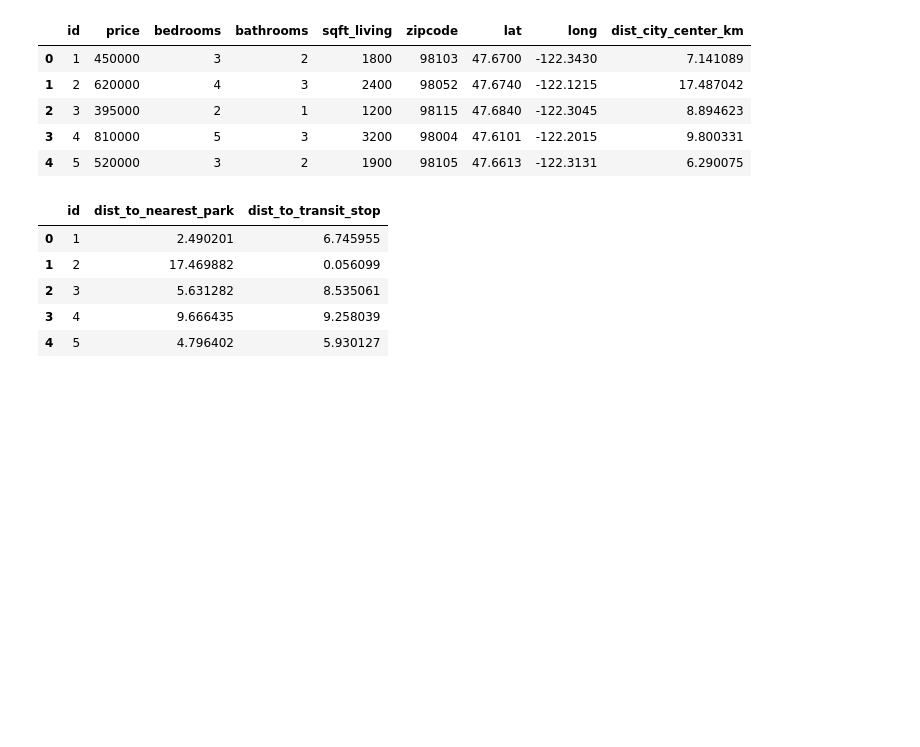
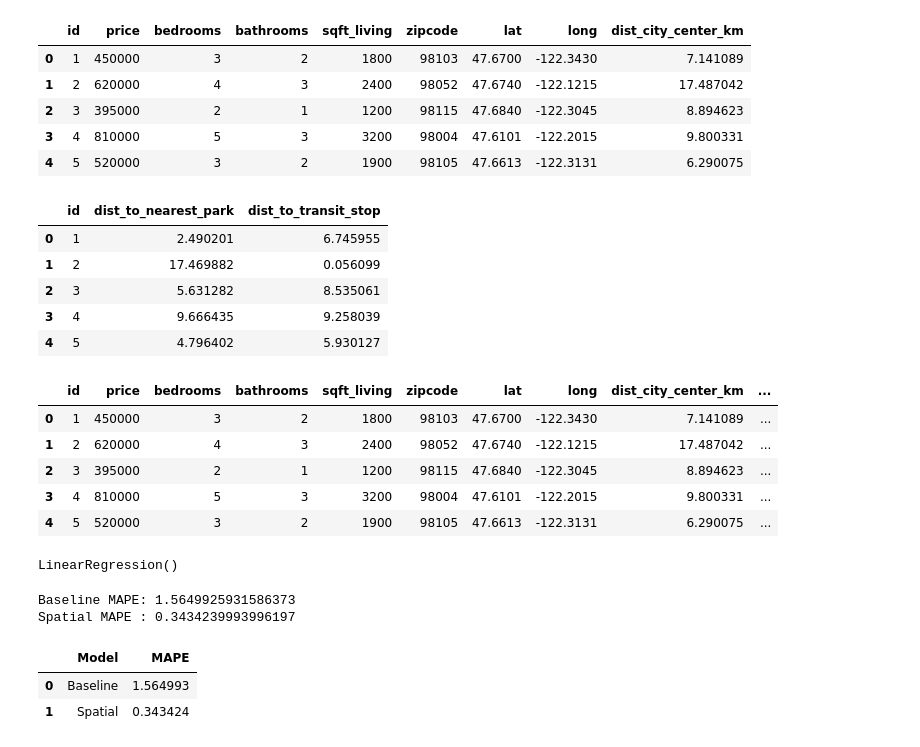
Before and after one commit to Hariharan0-h/GeoValNet, a Jupyter notebook: notebooks/06_ablation.ipynb, the cells around one changed output. Saved outputs shown, nothing was run; the diff lists cells and outputs as text; code cells hidden in the pictures; blank space fills up the shorter version.

Commit message:
analysis: ablation run 1 — compare baseline model with spatial POI features

```diff
--- a/notebooks/06_ablation.ipynb
+++ b/notebooks/06_ablation.ipynb
@@ -92,3 +92,16 @@ df.to_csv(
     "../data/king_county_with_poi_features.csv",
     index=False
 )
+# %%
+import pandas as pd
+
+df = pd.read_csv("../data/king_county_with_poi_features.csv")
+
+df.head()
+# %% [output]
+|  | id | price | bedrooms | bathrooms | sqft_living | zipcode | lat | long | dist_city_center_km | ... |
+| 0 | 1 | 450000 | 3 | 2 | 1800 | 98103 | 47.6700 | -122.3430 | 7.141089 | ... |
+| 1 | 2 | 620000 | 4 | 3 | 2400 | 98052 | 47.6740 | -122.1215 | 17.487042 | ... |
+| 2 | 3 | 395000 | 2 | 1 | 1200 | 98115 | 47.6840 | -122.3045 | 8.894623 | ... |
+| 3 | 4 | 810000 | 5 | 3 | 3200 | 98004 | 47.6101 | -122.2015 | 9.800331 | ... |
+| 4 | 5 | 520000 | 3 | 2 | 1900 | 98105 | 47.6613 | -122.3131 | 6.290075 | ... |
@@ -94,0 +144,10 @@ df.to_csv(
+# %%
+from sklearn.linear_model import LinearRegression
+
+baseline_model = LinearRegression()
+baseline_model.fit(Xb_train, y_train)
+
+spatial_model = LinearRegression()
+spatial_model.fit(Xs_train, y_train)
+# %% [output]
+LinearRegression()
@@ -94,0 +158,35 @@ df.to_csv(
+# %%
+from sklearn.metrics import mean_absolute_percentage_error
+
+baseline_mape = mean_absolute_percentage_error(
+    y_test,
+    baseline_pred
+)
+
+spatial_mape = mean_absolute_percentage_error(
+    y_test,
+    spatial_pred
+)
+
+print("Baseline MAPE:", baseline_mape)
+print("Spatial MAPE :", spatial_mape)
+# %% [output]
+Baseline MAPE: 1.5649925931586373
+Spatial MAPE : 0.3434239993996197
+# %%
+results = pd.DataFrame({
+    "Model": [
+        "Baseline",
+        "Spatial"
+    ],
+    "MAPE": [
+        baseline_mape,
+        spatial_mape
+    ]
+})
+
+results
+# %% [output]
+|  | Model | MAPE |
+| 0 | Baseline | 1.564993 |
+| 1 | Spatial | 0.343424 |
```
Also changed, not shown: parts of 5 cells of this notebook, 1 other file.
